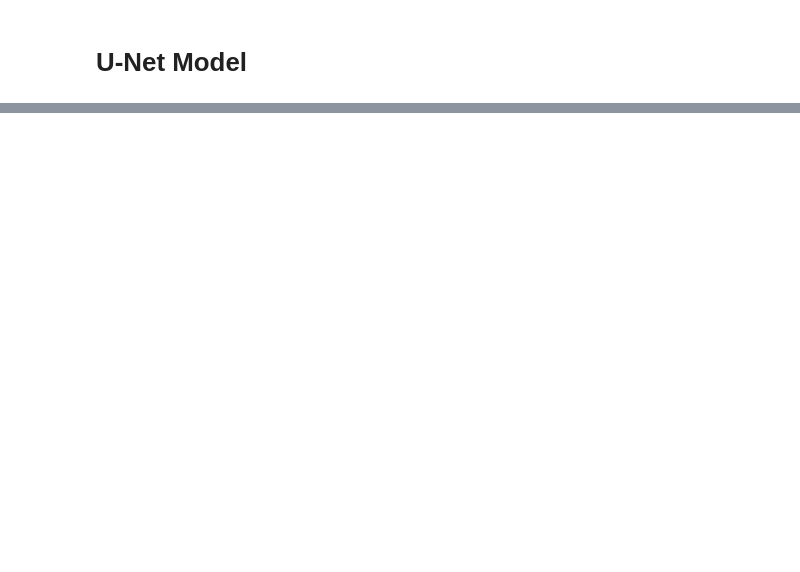
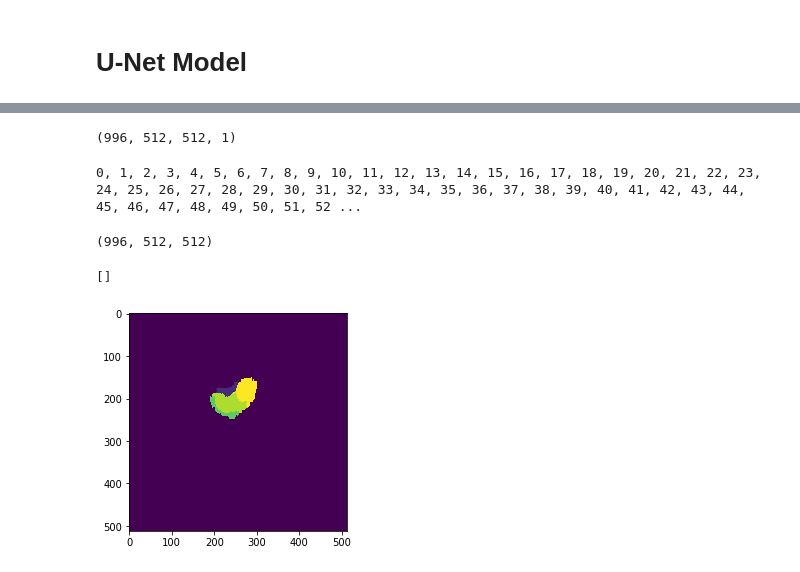
Before and after one commit to lhallock/openarm-seg, a Jupyter notebook: U_Net_Muscle.ipynb, the cells around one changed output, grey strips where cells are left out. Drawn from its saved outputs; the diff is of its cells as text; code cells hidden in the pictures; blank space fills up the shorter version.

Commit message:
Add function to segment an entire scan and convert to nifti format.

```diff
--- a/U_Net_Muscle.ipynb
+++ b/U_Net_Muscle.ipynb
@@ -409,0 +443,48 @@ nn.validate(sess, model, x_test, y_test)
+# %%
+raw_imgs_arr = np.array(raw_images)
+raw_imgs_arr = np.expand_dims(raw_imgs_arr, axis=3)
+print(raw_imgs_arr.shape)
+# %% [output]
+(996, 512, 512, 1)
+# %%
+def predict_cross_sec(x, model, sess):
+    prediction = model.predict(sess, x)
+    pred_classes = np.argmax(prediction[0], axis=2)
+    return pred_classes
+
+
+def predict_whole_seg(X, model, sess):
+    segmented = np.empty(X.shape[:3])
+    num_sections = X.shape[0]
+    for i in range(num_sections):
+        pred = predict_cross_sec(X[i:i+1], model, sess)
+        segmented[i] = pred
+        print(i, end=', ')
+    return segmented
+
+
+def crop_cross_sec(cross_sec):
+    '''
+    512, 512 -> 482, 395
+    npad = ((15, 15), (58, 59))  # Pads to size 512, 512
+    img = np.pad(img, pad_width=npad, mode='constant', constant_values=0)
+    '''
+    return cross_sec
+
+
+
+
+def convert_seg_to_nifti(seg):
+    base_data_dir = "/home/jessica/Documents/hart-seg-ml/allrawnifti"
+    original_vol = nib.load(os.path.join(base_data_dir, 'trial8_30_fs_volume_TRANS.nii'))
+    new_header = original_vol.header.copy()
+    new_nifti = nib.nifti1.Nifti1Image(seg, None, header=new_header)
+    nib.save(new_nifti, '/home/jessica/Documents/hart-seg-ml/predictedsegs/firsttest/predicted_segmentation.nii')
+# %%
+all_segs = predict_whole_seg(raw_imgs_arr, model, sess)
+# %% [output]
+0, 1, 2, 3, 4, 5, 6, 7, 8, 9, 10, 11, 12, 13, 14, 15, 16, 17, 18, 19, 20, 21, 22, 23, 24, 25, 26, 27, 28, 29, 30, 31, 32, 33, 34, 35, 36, 37, 38, 39, 40, 41, 42, 43, 44, 45, 46, 47, 48, 49, 50, 51, 52 ...
+# %%
+print(all_segs.shape)
+# %% [output]
+(996, 512, 512)
@@ -409,0 +493,7 @@ nn.validate(sess, model, x_test, y_test)
+# %%
+#flat_prediction = prediction.flatten()
+plt.imshow(all_segs[520])
+plt.plot()
+# %% [output]
+[]
+[figure, added]
```
Also changed, not shown: parts of 11 cells of this notebook.
